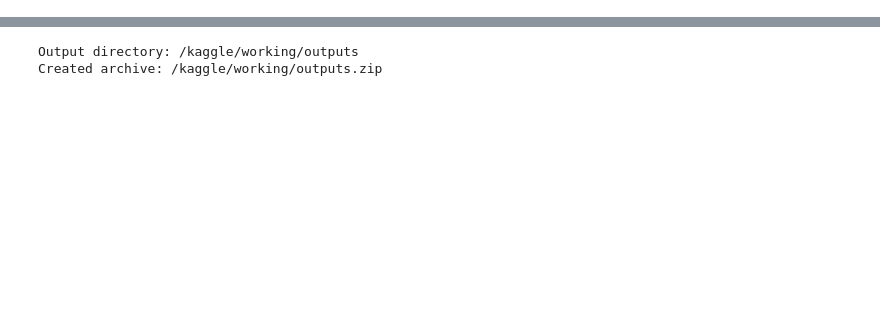
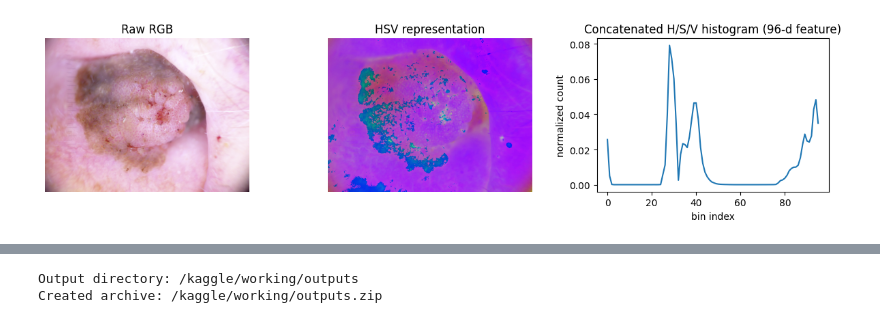
Before and after one commit to devWhyqueue/skin-lesion-triage, a Jupyter notebook: experiments/skin-lesion-triage.ipynb, the cells around one changed output, grey strips where cells are left out. Drawn from its saved outputs; the diff is of its cells as text; code cells hidden in the pictures; blank space fills up the shorter version.

```diff
--- a/experiments/skin-lesion-triage.ipynb
+++ b/experiments/skin-lesion-triage.ipynb
@@ -863,0 +262,30 @@ Download the `outputs/` folder from Kaggle and copy it back into `experiments/ou
+# %%
+def extract_hsv_hist(path, bins=HSV_BINS):
+    img = cv2.imread(path)
+    if img is None:
+        raise FileNotFoundError(path)
+    hsv = cv2.cvtColor(img, cv2.COLOR_BGR2HSV)
+    hist_h = cv2.calcHist([hsv], [0], None, [bins], [0, 180]).flatten()
+    hist_s = cv2.calcHist([hsv], [1], None, [bins], [0, 256]).flatten()
+    hist_v = cv2.calcHist([hsv], [2], None, [bins], [0, 256]).flatten()
+    features = np.concatenate([hist_h, hist_s, hist_v]).astype(np.float32)
+    return features / (features.sum() + 1e-7)
+
+# Visualize the raw image, its HSV representation, and the resulting histogram feature.
+_sample_path = fit_df["image_path"].iloc[0]
+_sample_bgr = cv2.imread(_sample_path)
+_sample_rgb = cv2.cvtColor(_sample_bgr, cv2.COLOR_BGR2RGB)
+_sample_hsv = cv2.cvtColor(_sample_bgr, cv2.COLOR_BGR2HSV)
+_sample_feat = extract_hsv_hist(_sample_path)
+
+fig, axes = plt.subplots(1, 3, figsize=(12, 3.2))
+axes[0].imshow(_sample_rgb); axes[0].set_title("Raw RGB"); axes[0].axis("off")
+axes[1].imshow(_sample_hsv); axes[1].set_title("HSV representation"); axes[1].axis("off")
+axes[2].plot(_sample_feat)
+axes[2].set_title(f"Concatenated H/S/V histogram ({3*HSV_BINS}-d feature)")
+axes[2].set_xlabel("bin index"); axes[2].set_ylabel("normalized count")
+plt.tight_layout()
+plt.savefig(OUTPUT_DIR / "raw_vs_processed_feature.png", dpi=160)
+plt.show()
+# %% [output]
+[figure, added]
```
Also changed, not shown: parts of 70 cells of this notebook.
